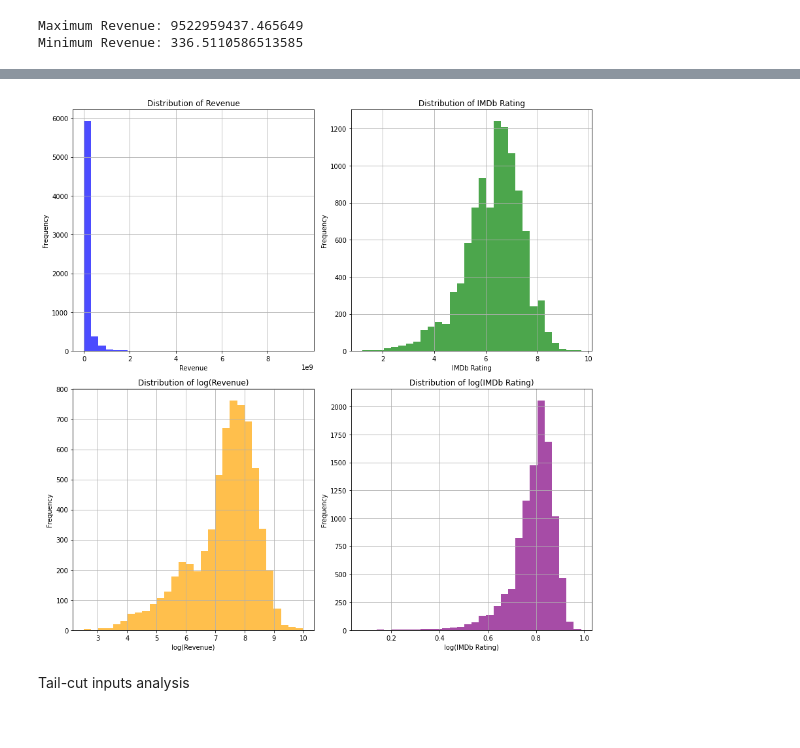
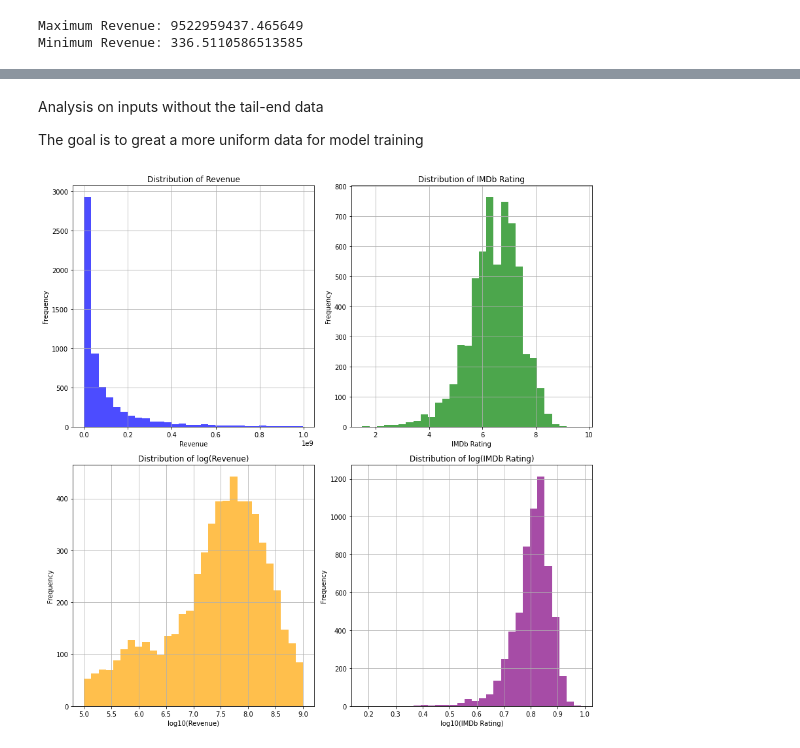
Before and after one commit to epfl-ada/ada-2023-project-fauttrouverunnompourada, a Jupyter notebook: xgboost.ipynb, the cells around one changed output, grey strips where cells are left out. Saved outputs shown, nothing was run; the diff lists cells and outputs as text; code cells hidden in the pictures.

```diff
--- a/xgboost.ipynb
+++ b/xgboost.ipynb
@@ -67,0 +119,4 @@ All inputs analysis
+# %% [markdown]
+Analysis on inputs without the tail-end data
+
+The goal is to great a more uniform data for model training
@@ -68,45 +129,39 @@ All inputs analysis
 # %%
-import matplotlib.pyplot as plt
-import numpy as np
-
-# Assuming 'Revenues' and 'IMDb_Rating' are columns in your DataFrame 'df'
-revenues = inputs['Revenue']
-imdb_ratings = inputs['IMDb rating']
+revenues = filtered_revenues_inputs['Revenue']
+imdb_ratings = filtered_revenues_inputs['IMDb rating']
 
 # Create subplots with 2 rows and 2 columns
 fig, axes = plt.subplots(2, 2, figsize=(12, 12))
 
 # Plot for Revenue
 axes[0, 0].hist(revenues, bins=30, alpha=0.7, color='blue')
 axes[0, 0].set_title('Distribution of Revenue')
 axes[0, 0].set_xlabel('Revenue')
 axes[0, 0].set_ylabel('Frequency')
 axes[0, 0].grid(True)
 
 # Plot for IMDb Rating
 axes[0, 1].hist(imdb_ratings, bins=30, alpha=0.7, color='green')
 axes[0, 1].set_title('Distribution of IMDb Rating')
 axes[0, 1].set_xlabel('IMDb Rating')
 axes[0, 1].set_ylabel('Frequency')
 axes[0, 1].grid(True)
 
 # Plot for log-transformed Revenue
 axes[1, 0].hist(np.log10(revenues), bins=30, alpha=0.7, color='orange')
 axes[1, 0].set_title('Distribution of log(Revenue)')
-axes[1, 0].set_xlabel('log(Revenue)')
+axes[1, 0].set_xlabel('log10(Revenue)')
 axes[1, 0].set_ylabel('Frequency')
 axes[1, 0].grid(True)
 
 # Plot for log-transformed IMDb Rating
 axes[1, 1].hist(np.log10(imdb_ratings), bins=30, alpha=0.7, color='purple')
 axes[1, 1].set_title('Distribution of log(IMDb Rating)')
-axes[1, 1].set_xlabel('log(IMDb Rating)')
+axes[1, 1].set_xlabel('log10(IMDb Rating)')
 axes[1, 1].set_ylabel('Frequency')
 axes[1, 1].grid(True)
 
 plt.tight_layout()  # Adjusts the spacing between plots
 plt.show()
 # %% [output]
-[figure, old version]
+[figure, new version]
-# %% [markdown]
-Tail-cut inputs analysis
```
Also changed, not shown: parts of 82 cells of this notebook.
